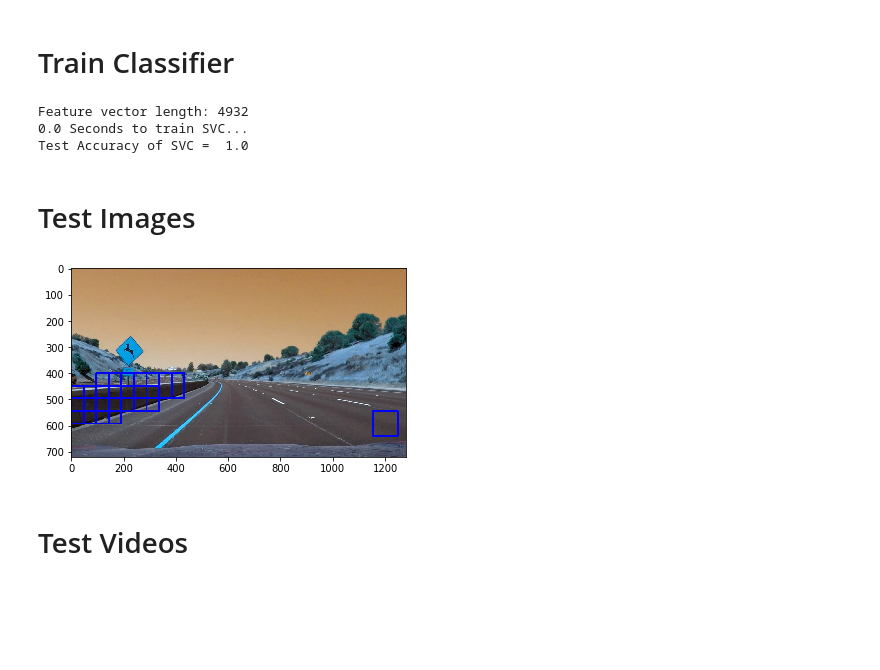
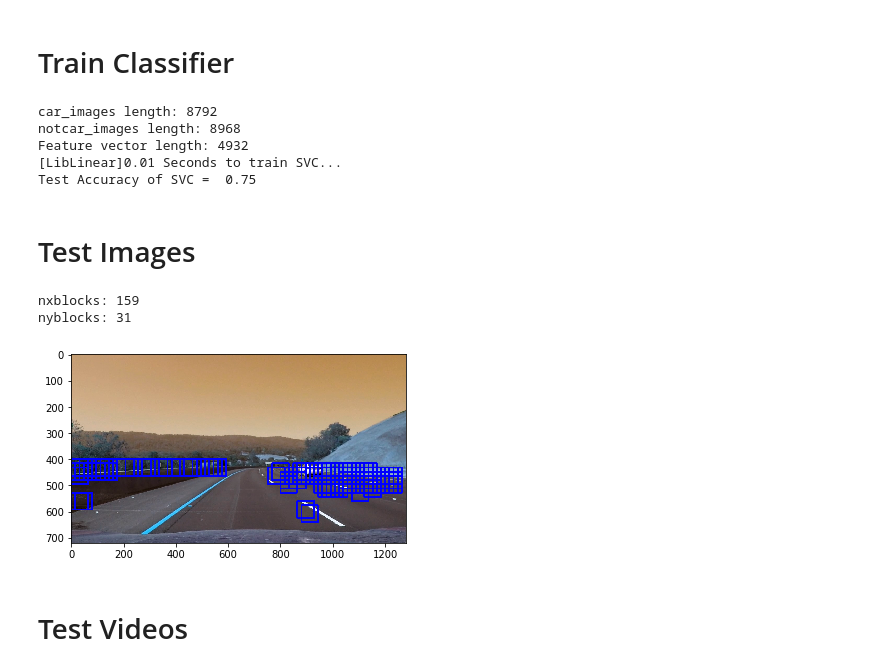
Before and after one commit to stein089/CarND-Vehicle-Detection, a Jupyter notebook: vehicle_detection.ipynb, the cells around one changed output. Saved outputs shown, nothing was run; the diff lists cells and outputs as text; code cells hidden in the pictures; blank space fills up the shorter version.

Commit message:
new version - added params to feature extractor class

```diff
--- a/vehicle_detection.ipynb
+++ b/vehicle_detection.ipynb
@@ -321,21 +312,20 @@ class FeatureExtractor():
 # %%
 ##### DATA PREPARATION ####
 
-my_debug = Debug(my_debug_write = True,
+my_debug = Debug(my_debug_write = False,
                  my_debug_plot = False,
                  my_image_output_folder='test_images_output/')
 
+car_dirs = ["data/vehicles/KITTI_extracted/", "data/vehicles/GTI_Far/", "data/vehicles/GTI_Left/",
+            "data/vehicles/GTI_MiddleClose/", "data/vehicles/GTI_Right/"]
+notcar_dirs = ["data/non-vehicles/GTI/", "data/non-vehicles/Extras/"]
 
 
-car_dirs = ["data/vehicles/KITTI_extracted/", "data/vehicles/GTI_Far/"]
-notcar_dirs = ["data/non-vehicles/GTI/"]
-
 car_images = []
-notcar_images = []
-
 for my_dir in car_dirs:
     car_images.extend(glob.glob(my_dir+'*.png'))
 
+notcar_images = []
 for my_dir in notcar_dirs:
     notcar_images.extend(glob.glob(my_dir+'*.png') )
 
@@ -343,9 +333,12 @@ for my_dir in notcar_dirs:
 random.shuffle(car_images)
 random.shuffle(notcar_images)
 
+print('car_images length:', len(car_images))
+print('notcar_images length:', len(notcar_images))
+
 # Reduce the sample size because
 # The quiz evaluator times out after 13s of CPU time
-sample_size = 2
+sample_size = 10
 car_images = car_images[0:sample_size]
 notcar_images = notcar_images[0:sample_size]
 
@@ -372,7 +365,7 @@ print('Feature vector length:', len(X_train[0]))
 
 ###### TRAIN CLASSIFIER #######
 # Use a linear SVC
-svc = LinearSVC()
+svc = LinearSVC(verbose=True)
 # Check the training time for the SVC
 t=time.time()
 svc.fit(X_train, y_train)
@@ -381,43 +374,54 @@ print(round(t2-t, 2), 'Seconds to train SVC...')
 # Check the score of the SVC
 print('Test Accuracy of SVC = ', round(svc.score(X_test, y_test), 4))
 # %% [output]
+car_images length: 8792
+notcar_images length: 8968
 Feature vector length: 4932
-0.0 Seconds to train SVC...
-Test Accuracy of SVC =  1.0
+[LibLinear]0.01 Seconds to train SVC...
+Test Accuracy of SVC =  0.75
 # %% [markdown]
 # Test Images
 # %%
 #### Uncomment if only testing one image
 
 
-my_debug = Debug(my_debug_write = True,
+my_debug = Debug(my_debug_write = False,
                  my_debug_plot = False,
                  my_image_output_folder='test_images_output/')
 my_feature_extractor = FeatureExtractor(debug = my_debug)
 
 
 test_images_dir = "test_images/"
 test_images = glob.glob(test_images_dir+'*.jpg')
 
 # uncomment
-test_images = ['test_images/test2.jpg']
+test_images = ['test_images/test3.jpg']
 
 for image_to_read in test_images:
     image_in = cv2.imread(image_to_read)
-    draw_image = np.copy(image_in)
+    #draw_image = np.copy(image_in)
 
-    y_start_stop = [400, None] # Min and max in y to search in slide_window()
+    ystart = 400
+    ystop = 656
+    scale = 1
 
-    windows = slide_window(image_in, x_start_stop=[None, None], y_start_stop=y_start_stop,
-                        xy_window=(96, 96), xy_overlap=(0.5, 0.5))
+    out_img = my_feature_extractor.find_cars(image_in, ystart, ystop, scale, svc, X_scaler)
+    plt.imshow(out_img)
 
-    hot_windows = search_windows(my_feature_extractor, image_in, windows, svc, X_scaler)
 
-    window_img = draw_boxes(draw_image, hot_windows, color=(0, 0, 255), thick=6)
+   # windows = slide_window(image_in, x_start_stop=[None, None], y_start_stop=y_start_stop,
+                  #      xy_window=(96, 96), xy_overlap=(0.5, 0.5))
 
-    plt.imshow(window_img)
+
+   # hot_windows = search_windows(my_feature_extractor, image_in, windows, svc, X_scaler)
+
+   # window_img = draw_boxes(draw_image, hot_windows, color=(0, 0, 255), thick=6)
+
+   # plt.imshow(window_img)
 # %% [output]
+nxblocks: 159
+nyblocks: 31
-[figure, old version]
+[figure, new version]
 # %% [markdown]
 # Test Videos
 # %%
```
Also changed, not shown: parts of 3 cells of this notebook.
